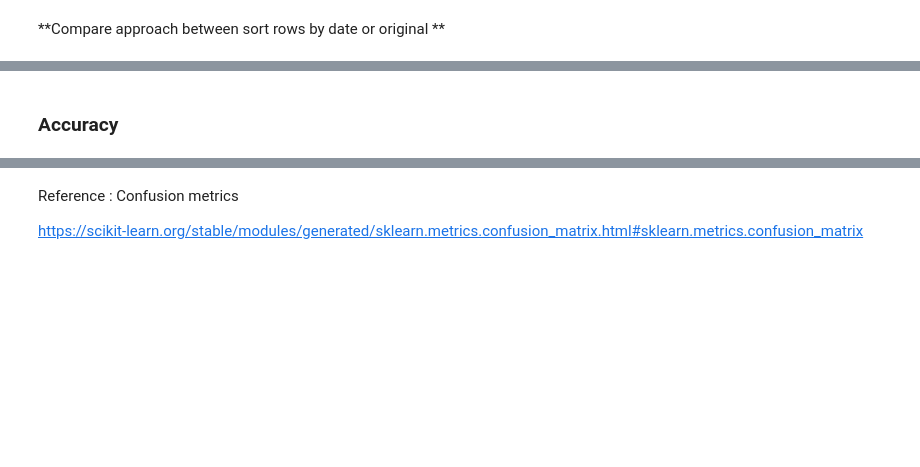
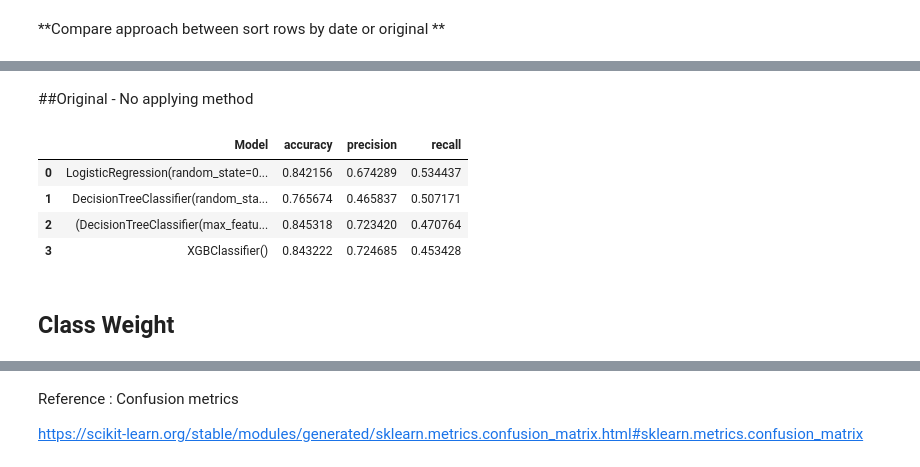
Before and after one commit to golf41101/Suchet, a Jupyter notebook: handle_imbalacedata_classification.ipynb, the cells around one changed output, grey strips where cells are left out. Drawn from its saved outputs; the diff is of its cells as text; code cells hidden in the pictures; blank space fills up the shorter version.

```diff
--- a/handle_imbalacedata_classification.ipynb
+++ b/handle_imbalacedata_classification.ipynb
@@ -647,8 +647,47 @@ model_xgb = XGBClassifier(random_state=0,class_weight='balanced')
 # for m in list_model:
 #   save_name = str(m)
 #   joblib.dump(m, path + save_name +".pkl")
-# %% [markdown]
-### Accuracy
+# %% [markdown]
+##Original - No applying method
+# %%
+model_lgr_og = LogisticRegression(solver='liblinear',random_state=0)
+model_dct_og = DecisionTreeClassifier(random_state=0)
+model_rdf_og = RandomForestClassifier(random_state=0)
+model_xgb_og = XGBClassifier(random_state=0)
+
+list_model_og = [model_lgr_og,model_dct_og,model_rdf_og,model_xgb_og]
+Model_og_result = pd.DataFrame()
+desc_og = []
+acc_og = []
+pcs_og = []
+rec_og = []
+
+for m in tqdm(list_model_og):
+  m.fit(X_train_sc,y_train)
+  y_pred = m.predict(X_test_sc)
+  ac_score = accuracy_score(y_test,y_pred)
+  precision = precision_score(y_test,y_pred)
+  recall= recall_score(y_test,y_pred)
+  desc_og.append(m)
+  acc_og.append(ac_score)
+  pcs_og.append(precision)
+  rec_og.append(recall)
+  data_ac = {'Model':desc_og,'accuracy':acc_og,'precision':pcs_og,'recall':rec_og}
+  # print(ac_score)
+  # print(model,' has score: ',ac_score)
+  # print(data_ac)
+  Model_og_result = pd.DataFrame(data_ac)
+
+
+Model_og_result.sort_values(by='recall',ascending=False)
+# %% [output]
+|  | Model | accuracy | precision | recall |
+| 0 | LogisticRegression(random_state=0... | 0.842156 | 0.674289 | 0.534437 |
+| 1 | DecisionTreeClassifier(random_sta... | 0.765674 | 0.465837 | 0.507171 |
+| 2 | (DecisionTreeClassifier(max_featu... | 0.845318 | 0.723420 | 0.470764 |
+| 3 | XGBClassifier() | 0.843222 | 0.724685 | 0.453428 |
+# %% [markdown]
+## Class Weight
 # %%
 import joblib
 # %%
```
Also changed, not shown: parts of 41 cells of this notebook.
